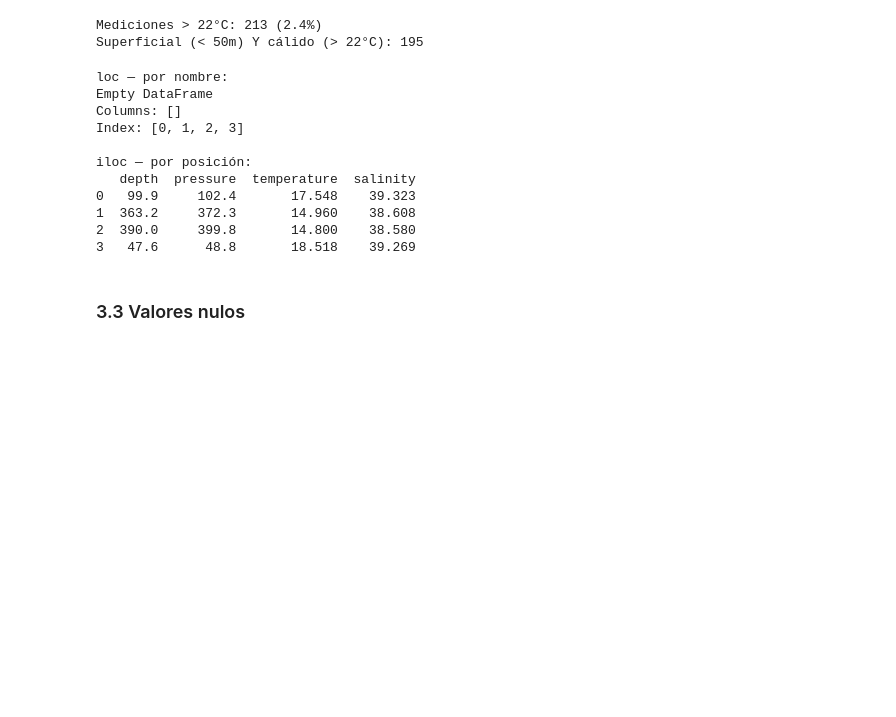
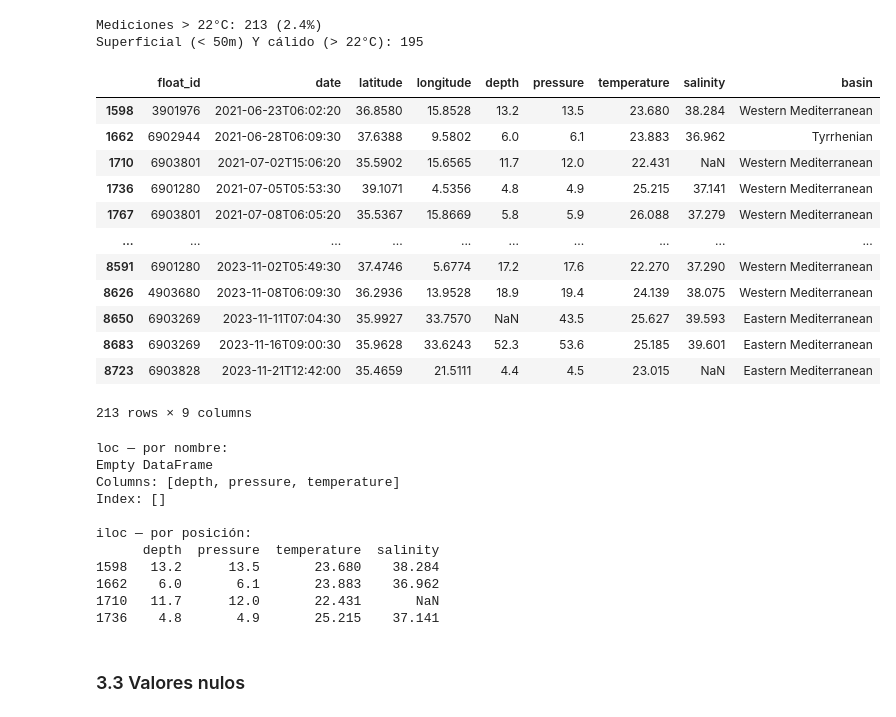
Before and after one commit to rbadan99/analisis-argo, a Jupyter notebook: clase2.ipynb, the cells around one changed output. Drawn from its saved outputs; the diff is of its cells as text; code cells hidden in the pictures; blank space fills up the shorter version.

```diff
--- a/clase2.ipynb
+++ b/clase2.ipynb
@@ -357,25 +428,41 @@ print(f'Superficial (< 50m) Y cálido (> 22°C): {len(df_sc):,}')
 # %% [output]
 Mediciones > 22°C: 213 (2.4%)
 Superficial (< 50m) Y cálido (> 22°C): 195
+# %%
+df_calido
+# %% [output]
+|  | float_id | date | latitude | longitude | depth | pressure | temperature | salinity | basin |
+| 1598 | 3901976 | 2021-06-23T06:02:20 | 36.8580 | 15.8528 | 13.2 | 13.5 | 23.680 | 38.284 | Western Mediterranean |
+| 1662 | 6902944 | 2021-06-28T06:09:30 | 37.6388 | 9.5802 | 6.0 | 6.1 | 23.883 | 36.962 | Tyrrhenian |
+| 1710 | 6903801 | 2021-07-02T15:06:20 | 35.5902 | 15.6565 | 11.7 | 12.0 | 22.431 | NaN | Western Mediterranean |
+| 1736 | 6901280 | 2021-07-05T05:53:30 | 39.1071 | 4.5356 | 4.8 | 4.9 | 25.215 | 37.141 | Western Mediterranean |
+| 1767 | 6903801 | 2021-07-08T06:05:20 | 35.5367 | 15.8669 | 5.8 | 5.9 | 26.088 | 37.279 | Western Mediterranean |
+| ... | ... | ... | ... | ... | ... | ... | ... | ... | ... |
+| 8591 | 6901280 | 2023-11-02T05:49:30 | 37.4746 | 5.6774 | 17.2 | 17.6 | 22.270 | 37.290 | Western Mediterranean |
+| 8626 | 4903680 | 2023-11-08T06:09:30 | 36.2936 | 13.9528 | 18.9 | 19.4 | 24.139 | 38.075 | Western Mediterranean |
+| 8650 | 6903269 | 2023-11-11T07:04:30 | 35.9927 | 33.7570 | NaN | 43.5 | 25.627 | 39.593 | Eastern Mediterranean |
+| 8683 | 6903269 | 2023-11-16T09:00:30 | 35.9628 | 33.6243 | 52.3 | 53.6 | 25.185 | 39.601 | Eastern Mediterranean |
+| 8723 | 6903828 | 2023-11-21T12:42:00 | 35.4659 | 21.5111 | 4.4 | 4.5 | 23.015 | NaN | Eastern Mediterranean |
+213 rows × 9 columns
 # %%
 # loc vs iloc
 print('loc — por nombre:')
-print(df.loc[0:3, 'temperature':'depth'])
+print(df_calido.loc[0:3, 'depth':'temperature'])
 
 print('\niloc — por posición:')
-print(df.iloc[0:4, 4:8])
+print(df_calido.iloc[0:4, 4:8])
 # %% [output]
 loc — por nombre:
 Empty DataFrame
-Columns: []
-Index: [0, 1, 2, 3]
+Columns: [depth, pressure, temperature]
+Index: []
 
 iloc — por posición:
-   depth  pressure  temperature  salinity
-0   99.9     102.4       17.548    39.323
-1  363.2     372.3       14.960    38.608
-2  390.0     399.8       14.800    38.580
-3   47.6      48.8       18.518    39.269
+      depth  pressure  temperature  salinity
+1598   13.2      13.5       23.680    38.284
+1662    6.0       6.1       23.883    36.962
+1710   11.7      12.0       22.431       NaN
+1736    4.8       4.9       25.215    37.141
 # %% [markdown]
 ### 3.3 Valores nulos
 # %%
```
Also changed, not shown: parts of 18 cells of this notebook.
